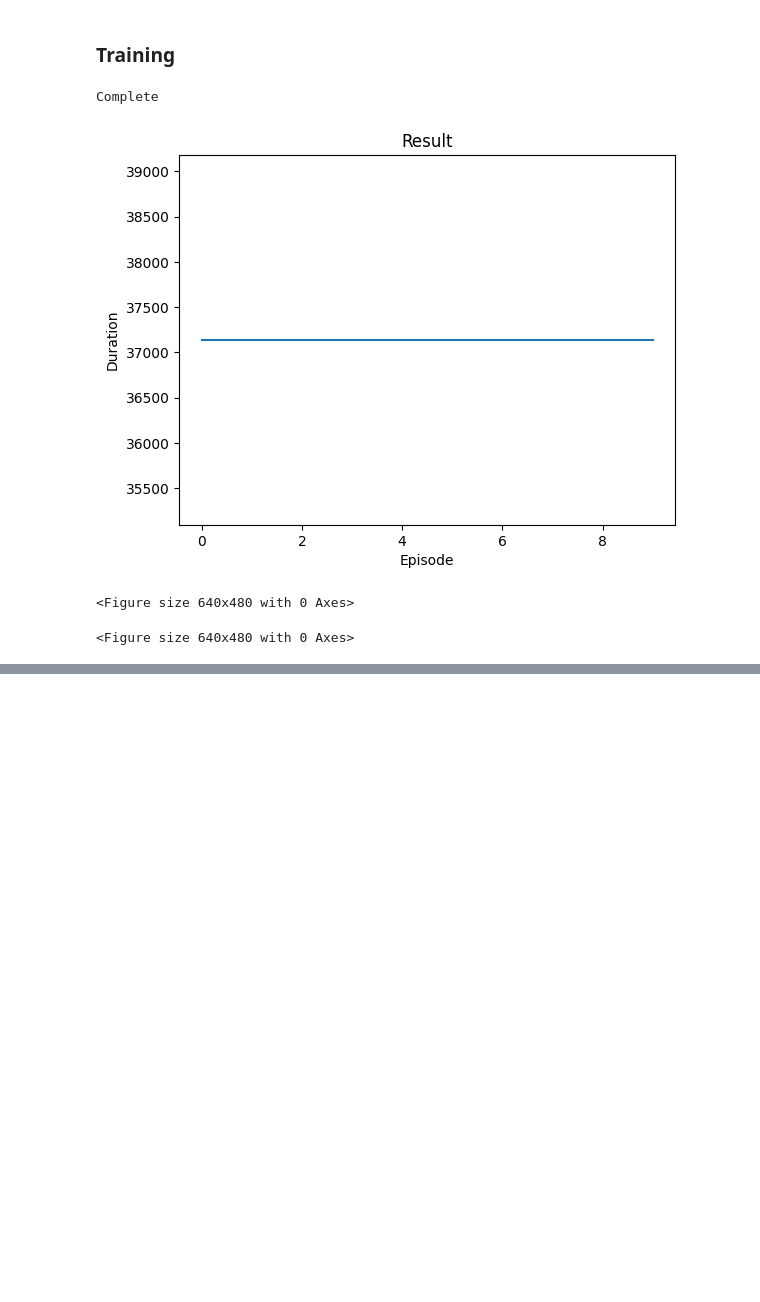
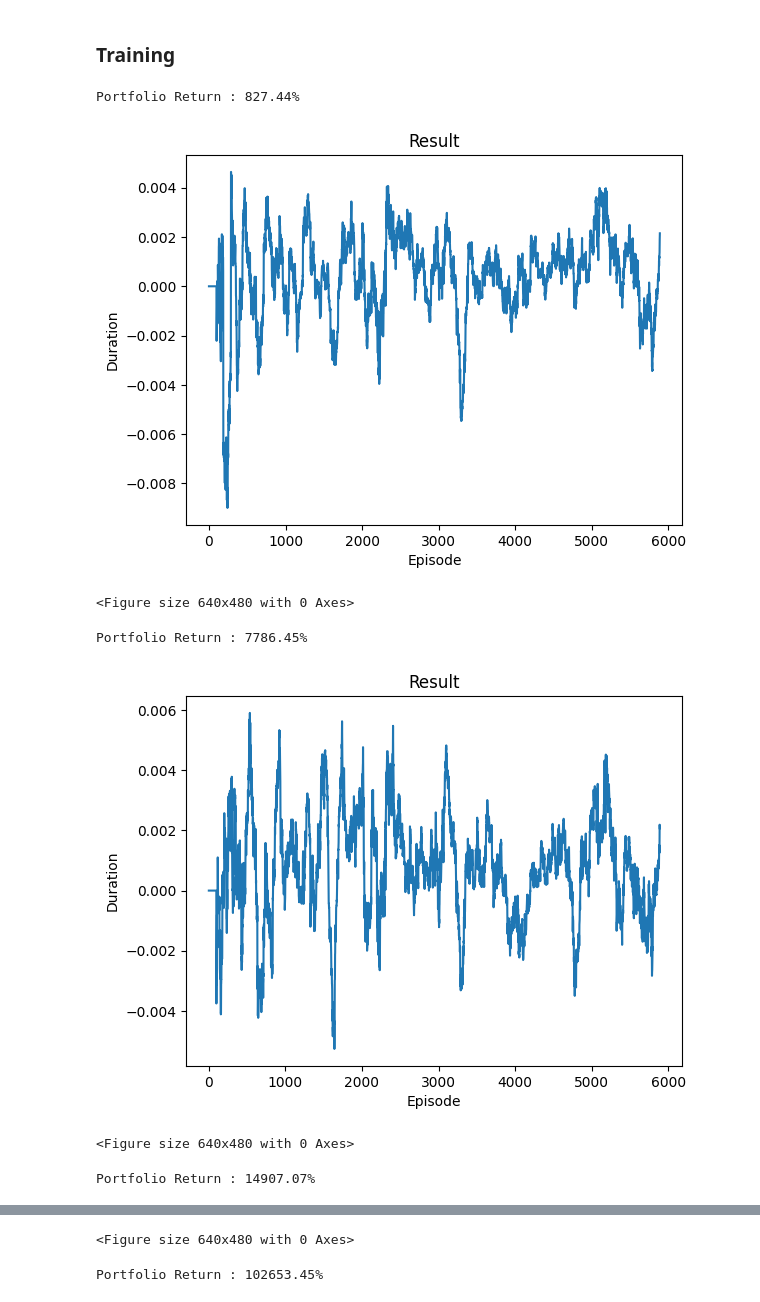
Before and after one commit to Dogeon188/StockSense, a Jupyter notebook: server/train.ipynb, the cells around one changed output, grey strips where cells are left out. Saved outputs shown, nothing was run; the diff lists cells and outputs as text; code cells hidden in the pictures; blank space fills up the shorter version.

Commit message:
[Change] train.ipynb to build the env on stock market [Change] customenv.py for reward history

```diff
--- a/server/train.ipynb
+++ b/server/train.ipynb
@@ -58,0 +34,9 @@ print(eth_usd_df.head(5))
+# %%
+msft_df = await api_data.get_kline_df('yfinance', 'MSFT', datetime(2000, 1, 1), datetime(2024, 2, 1), '1d')
+aapl_df = await api_data.get_kline_df('yfinance', 'AAPL', datetime(2000, 1, 1), datetime(2024, 2, 1), '1d')
+dfs = [msft_df, aapl_df]
+
+print(msft_df.shape)
+print(aapl_df.shape)
+print(msft_df.head(5))
+print(aapl_df.head(5))
@@ -59,14 +61,14 @@ print(eth_usd_df.head(5))
 # %% [markdown]
 ### Environment
 # %%
-env = scenv.MultiStockTradingEnv(name= "BTC_ETH_USD", dfs=[btc_usd_df, eth_usd_df], trading_fees=0.01/100)
+env = scenv.MultiStockTradingEnv(name= "MY_ENV", dfs=dfs, trading_fees=0.01/100)
 # %% [markdown]
 ## Baseline: Random Agent
 # %%
 # Eatch step, the environment will return 5 inputs  : "feature_close", "feature_open", "feature_high", "feature_low", "feature_volume"
 # Run an episode until it ends :
 done, truncated = False, False
-observation = env.reset()
+observation, info = env.reset()
 # pbar = tqdm(total=env.get_dfs_length())
 while not done and not truncated:
     # Pick a position by its index in your position list (=[-1, 0, 1])....usually something like : position_index = your_policy(observation)
@@ -102,12 +104,12 @@ memory = scenv.ReplayMemory(MEMORY_SIZE)
 # %% [markdown]
 ### Visualization
 # %%
-episode_durations = []
+episode_rewards = []
 
 
-def plot_durations(show_result=False):
+def plot_rewards(show_result=False):
     plt.figure(1)
-    durations_t = torch.tensor(episode_durations, dtype=torch.float)
+    durations_t = torch.tensor(episode_rewards, dtype=torch.float)
     if show_result:
         plt.title('Result')
     else:
@@ -115,7 +117,7 @@ def plot_durations(show_result=False):
         plt.title('Training...')
     plt.xlabel('Episode')
     plt.ylabel('Duration')
-    plt.plot(durations_t.numpy())
+    # plt.plot(durations_t.numpy())
     # Take 100 episode averages and plot them too
     if len(durations_t) >= 100:
         means = durations_t.unfold(0, 100, 1).mean(1).view(-1)
@@ -201,7 +203,7 @@ def select_action(state: torch.Tensor) -> torch.Tensor:
 # %%
 for i_episode in (pbar_epoch := tqdm(range(num_episodes))):
     # Initialize the environment and get its state
-    state = env.reset()
+    state, info = env.reset()
     state = torch.tensor(
         state,
         dtype=torch.float32, device=device).unsqueeze(0)
@@ -216,37 +218,40 @@ for i_episode in (pbar_epoch := tqdm(range(num_episodes))):
         else:
             next_state = torch.tensor(
                 observation, dtype=torch.float32, device=device).unsqueeze(0)
 
         # Store the transition in memory
         memory.push(state, action, next_state, reward)
 
         # Move to the next state
         state = next_state
 
         # Perform one step of the optimization (on the policy network)
         optimize_model()
 
         # Soft update of the target network's weights
         # θ′ ← τ θ + (1 −τ )θ′
         target_net_state_dict = target_net.state_dict()
         policy_net_state_dict = policy_net.state_dict()
         for key in policy_net_state_dict:
             target_net_state_dict[key] = (
                 policy_net_state_dict[key] * TAU +
                 target_net_state_dict[key] * (1 - TAU))
         target_net.load_state_dict(target_net_state_dict)
 
         if done:
-            episode_durations.append(t + 1)
-            plot_durations()
+            episode_rewards = env.get_history_reward()
+            plot_rewards(show_result=True)
             break
 
 print('Complete')
-plot_durations(show_result=True)
+plot_rewards(show_result=True)
 plt.ioff()
 plt.show()
 # %% [output]
-Complete
+Portfolio Return : 827.44%
-[figure, old version]
+[figure, new version]
 <Figure size 640x480 with 0 Axes>
-<Figure size 640x480 with 0 Axes>
+Portfolio Return : 7786.45%
+[figure, added]
+<Figure size 640x480 with 0 Axes>
+Portfolio Return : 14907.07%
@@ -252,0 +259,2 @@ Complete
+<Figure size 640x480 with 0 Axes>
+Portfolio Return : 102653.45%
```
Also changed, not shown: parts of 5 cells of this notebook, 1 other file.
